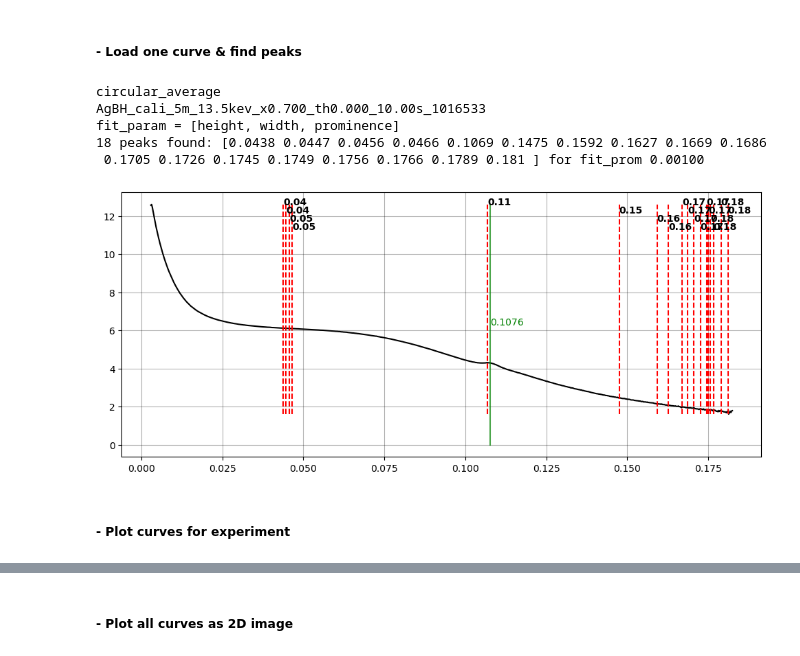
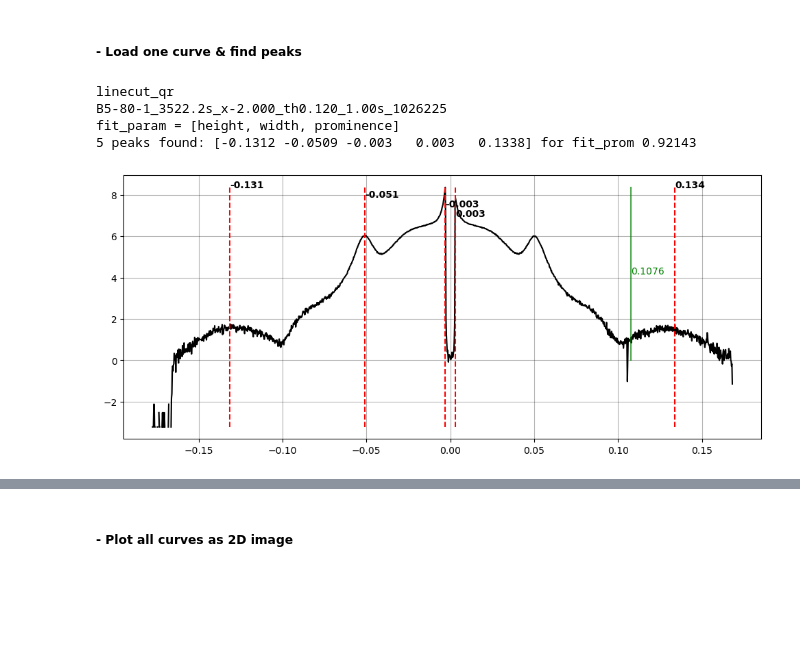
Before and after one commit to CFN-softbio/SciAnalysis, a Jupyter notebook: examples/beamlines/NSLSII_11BM_CMS/UShell/SciAnalysis_Basic_v1.ipynb, the cells around one changed output, grey strips where cells are left out. Saved outputs shown, nothing was run; the diff lists cells and outputs as text; code cells hidden in the pictures; blank space fills up the shorter version.

```diff
--- a/examples/beamlines/NSLSII_11BM_CMS/UShell/SciAnalysis_Basic_v1.ipynb
+++ b/examples/beamlines/NSLSII_11BM_CMS/UShell/SciAnalysis_Basic_v1.ipynb
@@ -349,7 +395,7 @@ E.g. 3600 files, 1 protocol, saving to exp.dict: 5min
 # %%
 ### Specify beamline config (e.g. beam energy, center, det-sample distance)
 
-if 1: #WAXS, MAXS
+if 0: #WAXS, MAXS
     #calibration = Calibration(wavelength_A=0.7293) # 17 keV
     calibration = Calibration(wavelength_A=0.9184) #13.5 keV
     calibration.set_image_size(981, height=1043) # Pilatus1M
@@ -358,8 +404,9 @@ if 1: #WAXS, MAXS
     calibration.set_distance(0.259)
 
     ## LRichter
-    calibration.set_beam_position(543, 606) #LRichter
-    calibration.set_distance(0.2815)
+    if 0:
+        calibration.set_beam_position(543, 606) #LRichter
+        calibration.set_distance(0.2815)
 
     mask_dir = SciAnalysis_PATH + '/SciAnalysis/XSAnalysis/masks/'
     mask = Mask(mask_dir+'Dectris/Pilatus800k_gaps-mask.png')
@@ -394,7 +441,7 @@ process = Protocols.ProcessorXS(load_args=load_args, run_args=run_args)
 
 
 ### Run analysis
-protocols = ['circular_average'] #['linecut_angle'] #['circular_average'] #, 'sector_average', 'linecut_qz']
+protocols = ['linecut_qr'] #['linecut_angle'] #['circular_average'] #, 'sector_average', 'linecut_qz']
 
 exp.dict['analysis']['cali'] = [calibration.wavelength_A, calibration.x0, calibration.y0, calibration.distance_m]
 #exp.dict['analysis'] = {}
@@ -407,7 +454,7 @@ line_y_stack = []
 for protocol in protocols:
     if 'circular_average' in protocol:
         for ii, infile in enumerate(infiles):
-            if np.mod(ii+1, 100)==0: print('[{:.0f}%]'.format(ii/Nfiles*100))
+            if np.mod(ii+1, 50)==0: print('[{:.0f}%]'.format(ii/Nfiles*100))
 
             det = exp.dict['expinfo']['det']
             folder = exp.dict['expinfo']['folder']
@@ -429,10 +476,28 @@ for protocol in protocols:
             exp.dict['analysis'][protocol] = {}
             exp.dict['analysis'][protocol]['q'] = line_output.x
             exp.dict['analysis'][protocol]['I_stack'] = line_y_stack
-
-
             #x = Protocols.thumbnails(name=None)
             #x.run(data, output_dir)
+
+    if 'linecut_qr' in protocol:
+        for ii, infile in enumerate(infiles):
+            if np.mod(ii+1, 50)==0: print('[{:.0f}%]'.format(ii/Nfiles*100))
+
+            det = exp.dict['expinfo']['det']
+            folder = exp.dict['expinfo']['folder']
+
+            infile_fullpath = folder+'/'+det+'/raw/'+exp.dict['rawinfo']['filename'][ii]+'_'+det+'.tiff'
+            data = process.load(infile_fullpath, calibration=calibration, mask=mask, run_args=run_args)
+
+            ### Run the protocol
+            line_output = data.linecut_qr(qz=0.03, dq=0.003)
+            line_y_stack.append(line_output.y)
+
+        ### Save analysis to exp.dict
+        if 1:
+            exp.dict['analysis'][protocol] = {}
+            exp.dict['analysis'][protocol]['q'] = line_output.x
+            exp.dict['analysis'][protocol]['I_stack'] = line_y_stack
 
     #elif 'sector_average' in protocol:
     #    line_output = data.sector_average_q_bin(angle=60, dangle=5)
@@ -614,36 +673,32 @@ dict
 # %%
 ### Show one curve and find peaks
 
 #protocol = 'circular_average'
 protocol = list(exp.dict['analysis'].keys())[-1]
 print(protocol)
 print(exp.dict['rawinfo']['filename'][-1])
 
 ## Pick a curve
 file_idx = 0
 line_plot = DataLine(x = exp.dict['analysis'][protocol]['q'], y = exp.dict['analysis'][protocol]['I_stack'][file_idx])
 flag_log = 1
 
 %matplotlib inline
 #%matplotlib ipympl
 plt.figure(1, figsize=(12,5)); plt.clf()
-q_peaks = Tools.plot_peaks(line_plot, N_peaks_find = 25, fit_param=[0, 1, 0.001], flag_log=flag_log, line_color='k', label_color='r', verbose=1)  #Tools.rand_color(0.5, 0.8)
-
+q_peaks = Tools.plot_peaks(line_plot, N_peaks_find = 5, fit_param=[0, 1, 0.001], flag_log=flag_log, line_color='k', label_color='r', verbose=1)  #Tools.rand_color(0.5, 0.8)
 
 q_label = [0.1076]
 for q in q_label:
     if flag_log:
         y_range = [0, max(np.log(line_plot.y))]
     else:
         y_range = [min(line_plot.y), max(np.log(line_plot.y))]
     plt.plot([q, q], y_range, 'g',  alpha=0.7)
     plt.text(q, y_range[1]/2, str(q), color='g')
 # %% [output]
-circular_average
-AgBH_cali_5m_13.5kev_x0.700_th0.000_10.00s_1016533
+linecut_qr
+B5-80-1_3522.2s_x-2.000_th0.120_1.00s_1026225
 fit_param = [height, width, prominence]
-18 peaks found: [0.0438 0.0447 0.0456 0.0466 0.1069 0.1475 0.1592 0.1627 0.1669 0.1686
- 0.1705 0.1726 0.1745 0.1749 0.1756 0.1766 0.1789 0.181 ] for fit_prom 0.00100
+5 peaks found: [-0.1312 -0.0509 -0.003   0.003   0.1338] for fit_prom 0.92143
-[figure, old version]
+[figure, new version]
-# %% [markdown]
-##### - __Plot curves for experiment__
```
Also changed, not shown: parts of 35 cells of this notebook, 1 other file.
